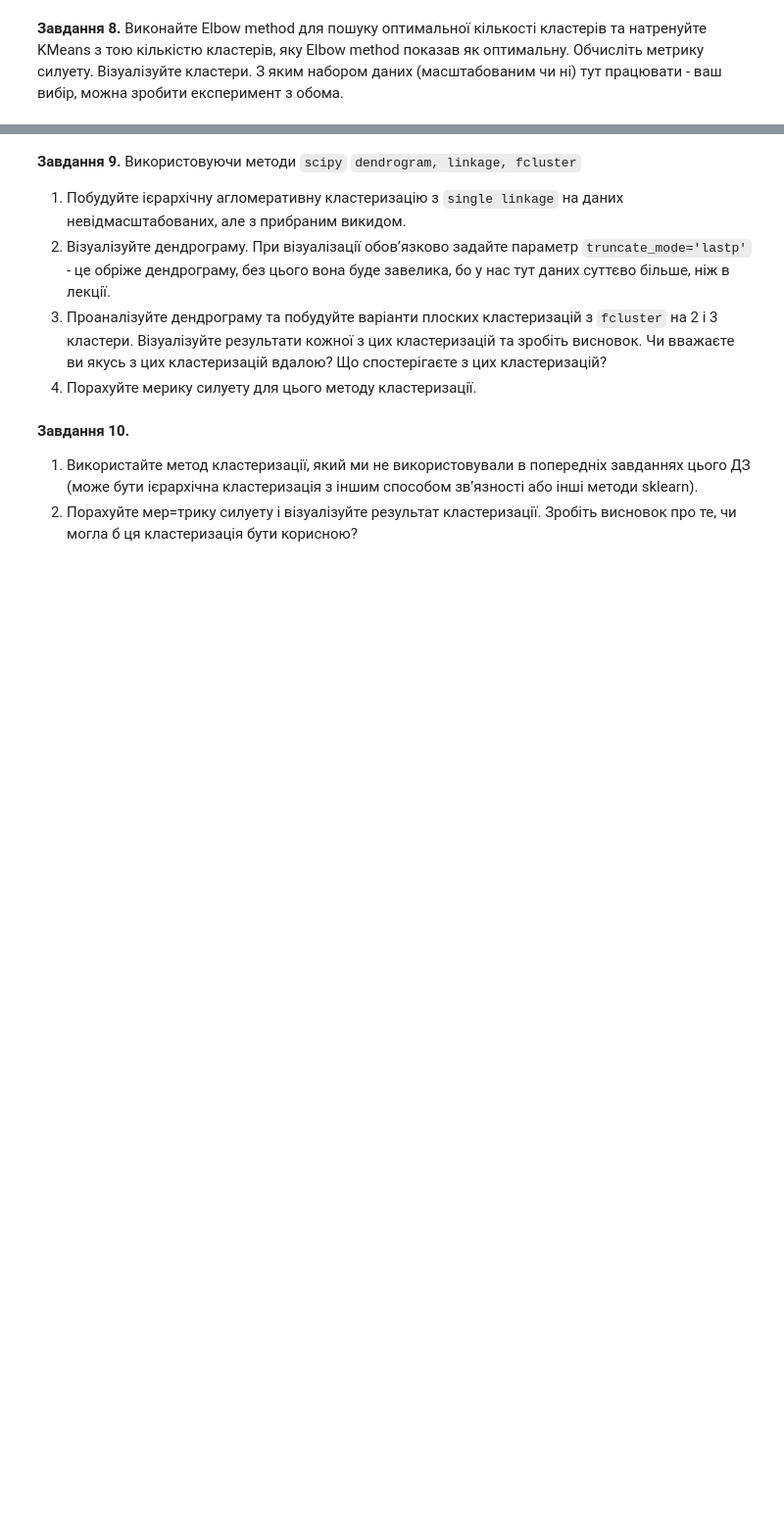
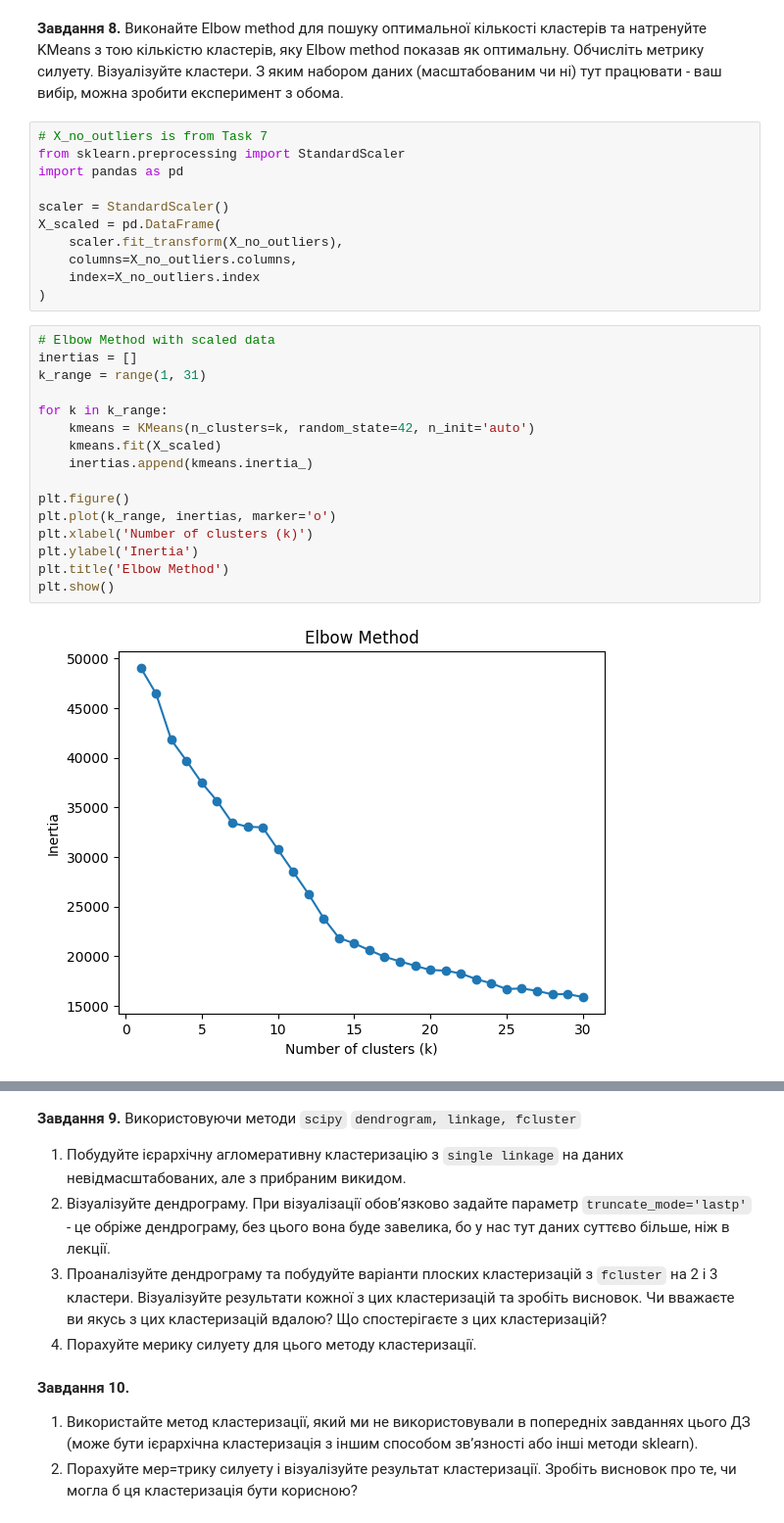
Before and after one commit to Maxstef/data-loves-ml-for-people-course, a Jupyter notebook: notebooks/3_1_clustering/HW_Алгоритми_кластеризації.ipynb, the cells around one changed output, grey strips where cells are left out. Shown at 98% size. Cells and saved outputs as stored; diff of their text form; blank space fills up the shorter version.

```diff
--- a/notebooks/3_1_clustering/HW_Алгоритми_кластеризації.ipynb
+++ b/notebooks/3_1_clustering/HW_Алгоритми_кластеризації.ipynb
@@ -456,2 +597,31 @@ plt.show()
 # %% [markdown]
 **Завдання 8.** Виконайте Elbow method для пошуку оптимальної кількості кластерів та натренуйте KMeans з тою кількістю кластерів, яку Elbow method показав як оптимальну. Обчисліть метрику силуету. Візуалізуйте кластери. З яким набором даних (масштабованим чи ні) тут працювати - ваш вибір, можна зробити експеримент з обома.
+# %%
+# X_no_outliers is from Task 7
+from sklearn.preprocessing import StandardScaler
+import pandas as pd
+
+scaler = StandardScaler()
+X_scaled = pd.DataFrame(
+    scaler.fit_transform(X_no_outliers),
+    columns=X_no_outliers.columns,
+    index=X_no_outliers.index
+)
+# %%
+# Elbow Method with scaled data
+inertias = []
+k_range = range(1, 31)
+
+for k in k_range:
+    kmeans = KMeans(n_clusters=k, random_state=42, n_init='auto')
+    kmeans.fit(X_scaled)
+    inertias.append(kmeans.inertia_)
+
+plt.figure()
+plt.plot(k_range, inertias, marker='o')
+plt.xlabel('Number of clusters (k)')
+plt.ylabel('Inertia')
+plt.title('Elbow Method')
+plt.show()
+# %% [output]
+[figure, added]
```
Also changed, not shown: parts of 22 cells of this notebook.
